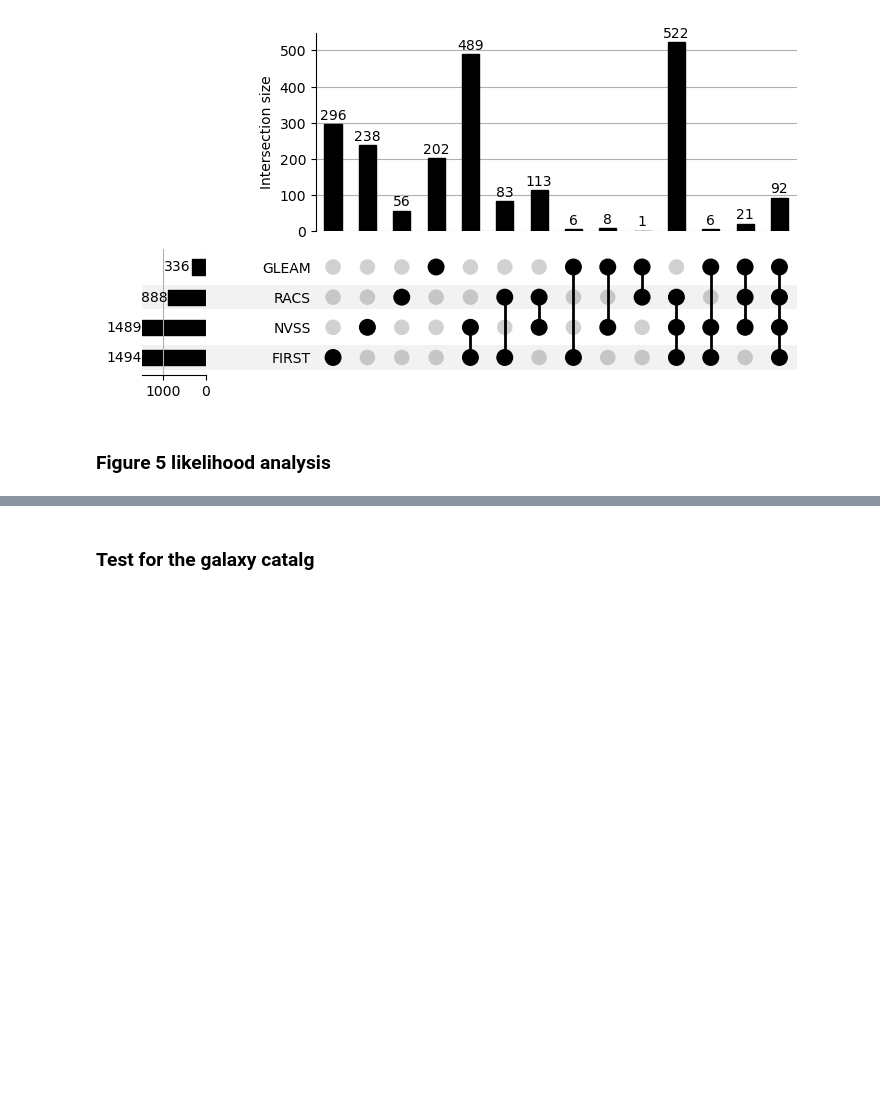
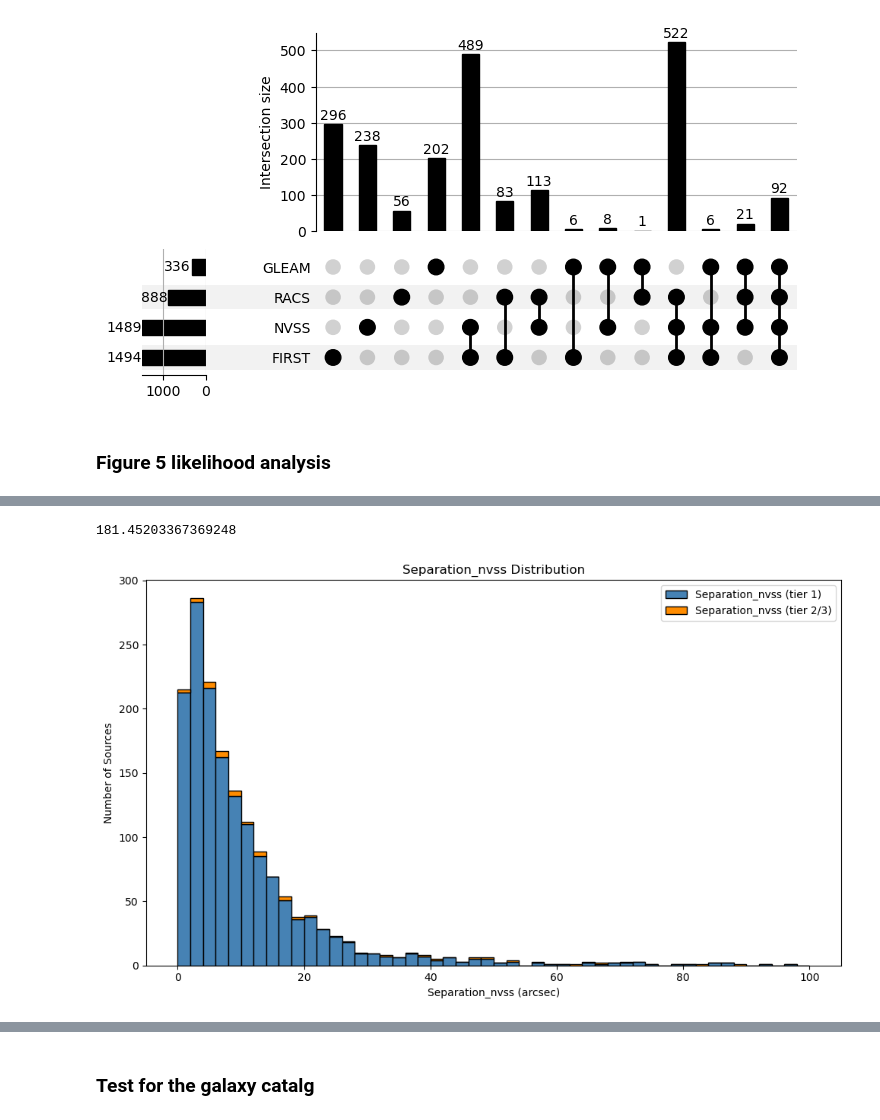
Before and after one commit to ykzhang112233/highz-catalogue, a Jupyter notebook: scripts/0-result_analysis.ipynb, the cells around one changed output, grey strips where cells are left out. Cells and saved outputs as stored; diff of their text form; code cells hidden in the pictures; blank space fills up the shorter version.

```diff
--- a/scripts/0-result_analysis.ipynb
+++ b/scripts/0-result_analysis.ipynb
@@ -512,0 +684,31 @@ def likelihood_analysis(df, z_threshold=5):
+# %%
+plt.figure(figsize=(10, 6))
+
+# nvss_t1 = df_full_good[df_full_good['source_tier_nvss'] == 1]['Separation_nvss']
+# nvss_t23= df_full_good[df_full_good['source_tier_nvss'] >= 2]['Separation_nvss']
+
+nvss_t1 = df_good_likeli[df_good_likeli['source_tier_nvss'] == 1]['likeli_nvss']
+nvss_t23= df_good_likeli[df_good_likeli['source_tier_nvss'] >= 2]['likeli_nvss']
+nvss_tot= df_good_likeli[df_good_likeli['source_tier_nvss'] >= 1]['likeli_nvss']
+
+print(max(nvss_tot))
+# max_nvss = df_full_good['Separation_nvss'].max()
+max_nvss = 100  # set a maximum value for the histogram range
+num_bins = 50
+plt.hist([nvss_t1,nvss_t23], bins=num_bins, range=(0, max_nvss),
+         stacked=True,
+         edgecolor='black',
+         color=['steelblue', 'darkorange'],
+         label=['Separation_nvss (tier 1)', 'Separation_nvss (tier 2/3)'])
+plt.title('Separation_nvss Distribution')
+plt.xlabel('Separation_nvss (arcsec)')
+plt.ylabel('Number of Sources')
+# using log scale for y-axis
+# plt.yscale('log')
+plt.legend()
+plt.tight_layout()
+# plt.savefig('likelihood_r_distribution.pdf', format='pdf', dpi=300)
+plt.show()
+# %% [output]
+181.45203367369248
+[figure, added]
```
Also changed, not shown: parts of 10 cells of this notebook.
